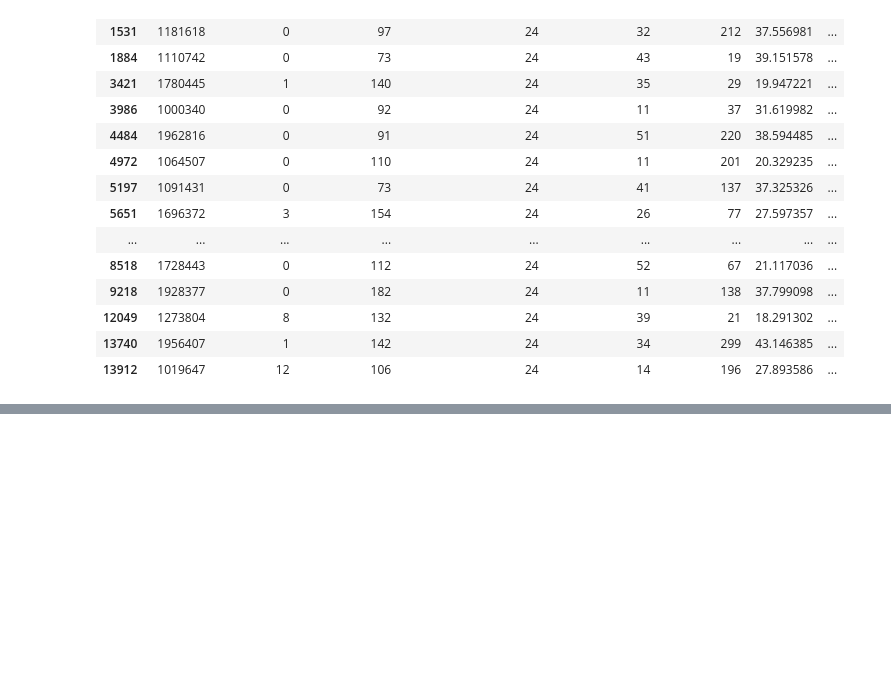
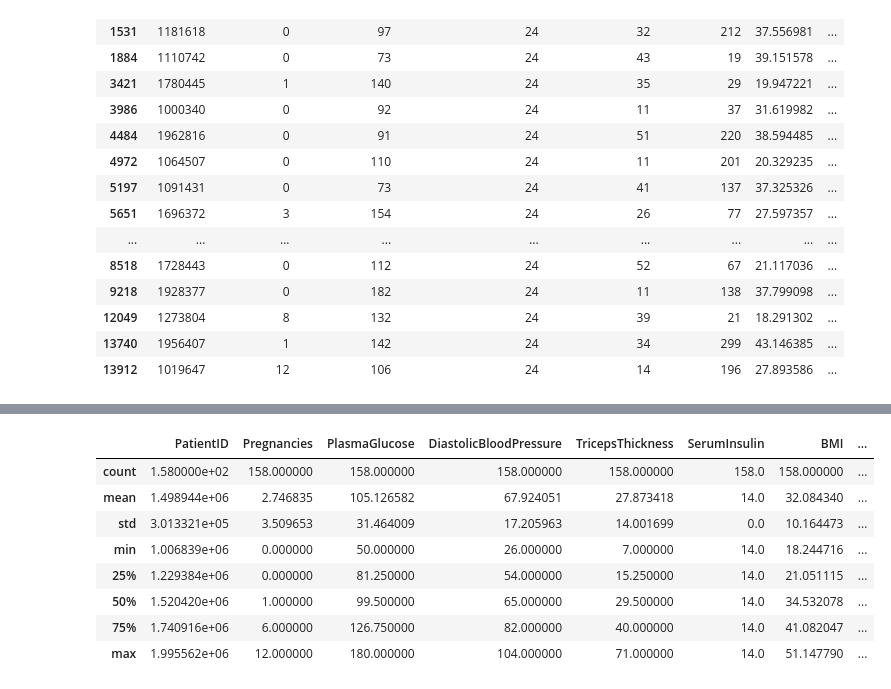
Before and after one commit to Lucky12348/diabetes_prediction, a Jupyter notebook: projet_ml/main.ipynb, the cells around one changed output, grey strips where cells are left out. Drawn from its saved outputs; the diff is of its cells as text; code cells hidden in the pictures; blank space fills up the shorter version.

```diff
--- a/projet_ml/main.ipynb
+++ b/projet_ml/main.ipynb
@@ -186,0 +231,12 @@ df_24
+# %%
+display(df_seruminsu_suspects.describe())
+# %% [output]
+|  | PatientID | Pregnancies | PlasmaGlucose | DiastolicBloodPressure | TricepsThickness | SerumInsulin | BMI | ... |
+| count | 1.580000e+02 | 158.000000 | 158.000000 | 158.000000 | 158.000000 | 158.0 | 158.000000 | ... |
+| mean | 1.498944e+06 | 2.746835 | 105.126582 | 67.924051 | 27.873418 | 14.0 | 32.084340 | ... |
+| std | 3.013321e+05 | 3.509653 | 31.464009 | 17.205963 | 14.001699 | 0.0 | 10.164473 | ... |
+| min | 1.006839e+06 | 0.000000 | 50.000000 | 26.000000 | 7.000000 | 14.0 | 18.244716 | ... |
+| 25% | 1.229384e+06 | 0.000000 | 81.250000 | 54.000000 | 15.250000 | 14.0 | 21.051115 | ... |
+| 50% | 1.520420e+06 | 1.000000 | 99.500000 | 65.000000 | 29.500000 | 14.0 | 34.532078 | ... |
+| 75% | 1.740916e+06 | 6.000000 | 126.750000 | 82.000000 | 40.000000 | 14.0 | 41.082047 | ... |
+| max | 1.995562e+06 | 12.000000 | 180.000000 | 104.000000 | 71.000000 | 14.0 | 51.147790 | ... |
```
Also changed, not shown: parts of 11 cells of this notebook.
